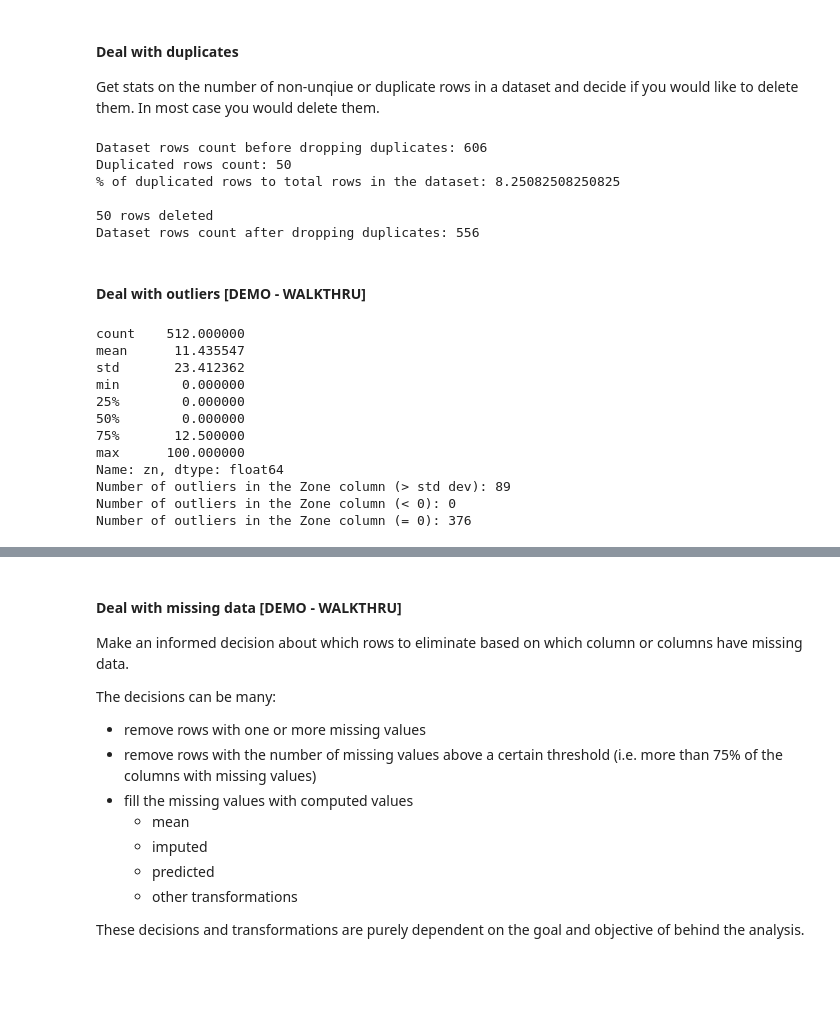
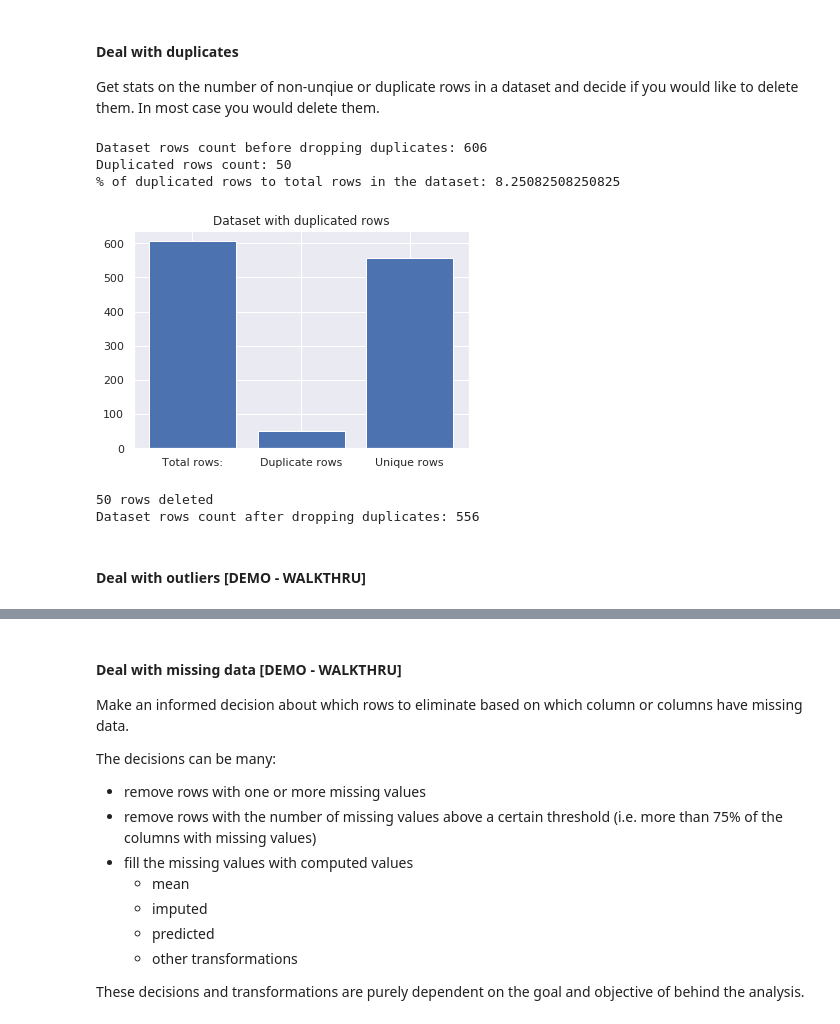
Before and after one commit to neomatrix369/awesome-ai-ml-dl, a Jupyter notebook: notebooks/jupyter/data/02_Data_Preparation_(Do_we_know_our_data).ipynb, the cells around one changed output, grey strips where cells are left out. Drawn from its saved outputs; the diff is of its cells as text; code cells hidden in the pictures; blank space fills up the shorter version.

```diff
--- a/notebooks/jupyter/data/02_Data_Preparation_(Do_we_know_our_data).ipynb
+++ b/notebooks/jupyter/data/02_Data_Preparation_(Do_we_know_our_data).ipynb
@@ -161,49 +149,32 @@ Get stats on the number of non-unqiue or duplicate rows in a dataset and decide
 # %%
 total_rows_count = data.shape[0]
 print("Dataset rows count before dropping duplicates:", total_rows_count)
 
 duplicated_rows_count = data[data.duplicated()].shape[0]
 print("Duplicated rows count:", duplicated_rows_count)
 print("% of duplicated rows to total rows in the dataset:", duplicated_rows_count / total_rows_count * 100)
 print()
 
+
+labels = ("Total rows:", "Duplicate rows", "Unique rows")
+values = (total_rows_count, duplicated_rows_count, total_rows_count - duplicated_rows_count)
+plt.title("Dataset with duplicated rows")
+plt.bar(labels, values)
+plt.show()
+
 # Delete duplicates
 if duplicated_rows_count > 0:
     data = data.drop_duplicates()
     print(duplicated_rows_count, "rows deleted")
 
 # Check the dataset after deletion
 print("Dataset rows count after dropping duplicates:", data.shape[0])
 # %% [output]
 Dataset rows count before dropping duplicates: 606
 Duplicated rows count: 50
 % of duplicated rows to total rows in the dataset: 8.25082508250825
-
-50 rows deleted
-Dataset rows count after dropping duplicates: 556
+[figure, added]
+50 rows deleted
+Dataset rows count after dropping duplicates: 556
 # %% [markdown]
 #### Deal with outliers [DEMO - WALKTHRU]
-# %%
-print(data.describe()["zn"])
-zone_column = data["zn"]
-num_of_outliers_zone_col = zone_column[zone_column > 23.32].count()
-print("Number of outliers in the Zone column (> std dev):", num_of_outliers_zone_col)
-
-num_of_outliers_zone_col = zone_column[zone_column < 0].count()
-print("Number of outliers in the Zone column (< 0):", num_of_outliers_zone_col)
-
-num_of_outliers_zone_col = zone_column[zone_column == 0].count()
-print("Number of outliers in the Zone column (= 0):", num_of_outliers_zone_col)
-# %% [output]
-count    512.000000
-mean      11.435547
-std       23.412362
-min        0.000000
-25%        0.000000
-50%        0.000000
-75%       12.500000
-max      100.000000
-Name: zn, dtype: float64
-Number of outliers in the Zone column (> std dev): 89
-Number of outliers in the Zone column (< 0): 0
-Number of outliers in the Zone column (= 0): 376
```
Also changed, not shown: parts of 5 cells of this notebook, 2 other files.
